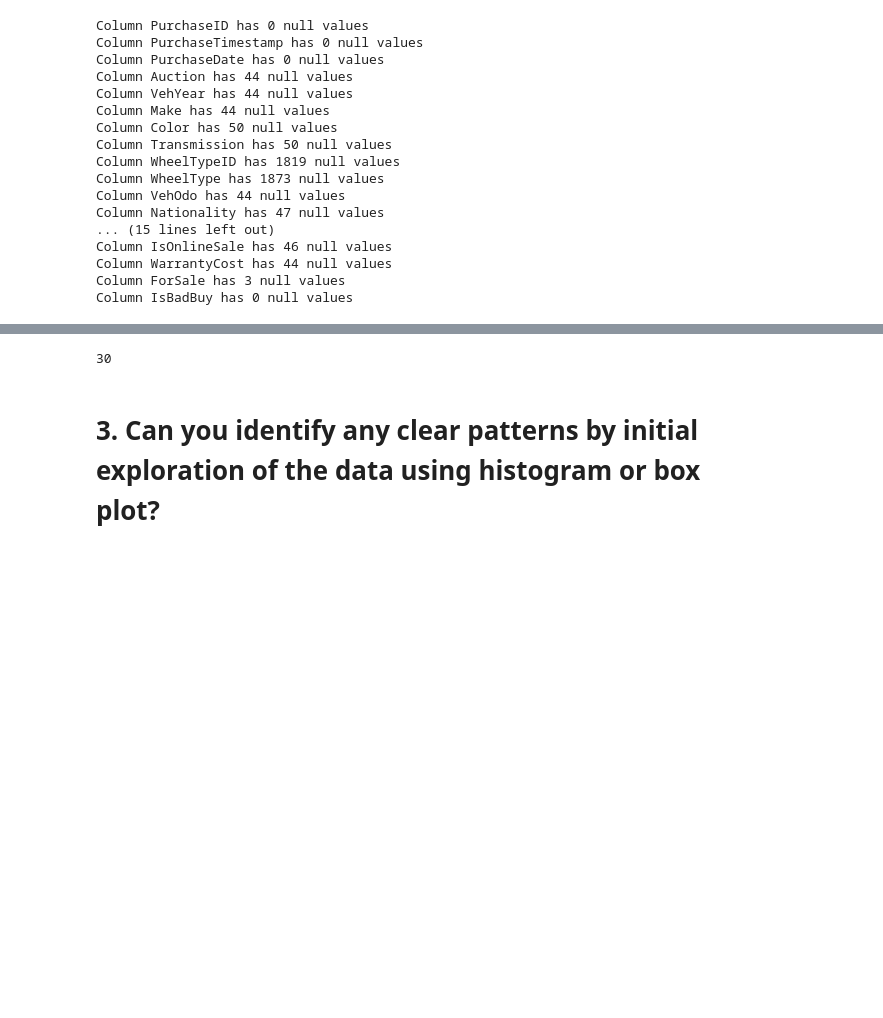
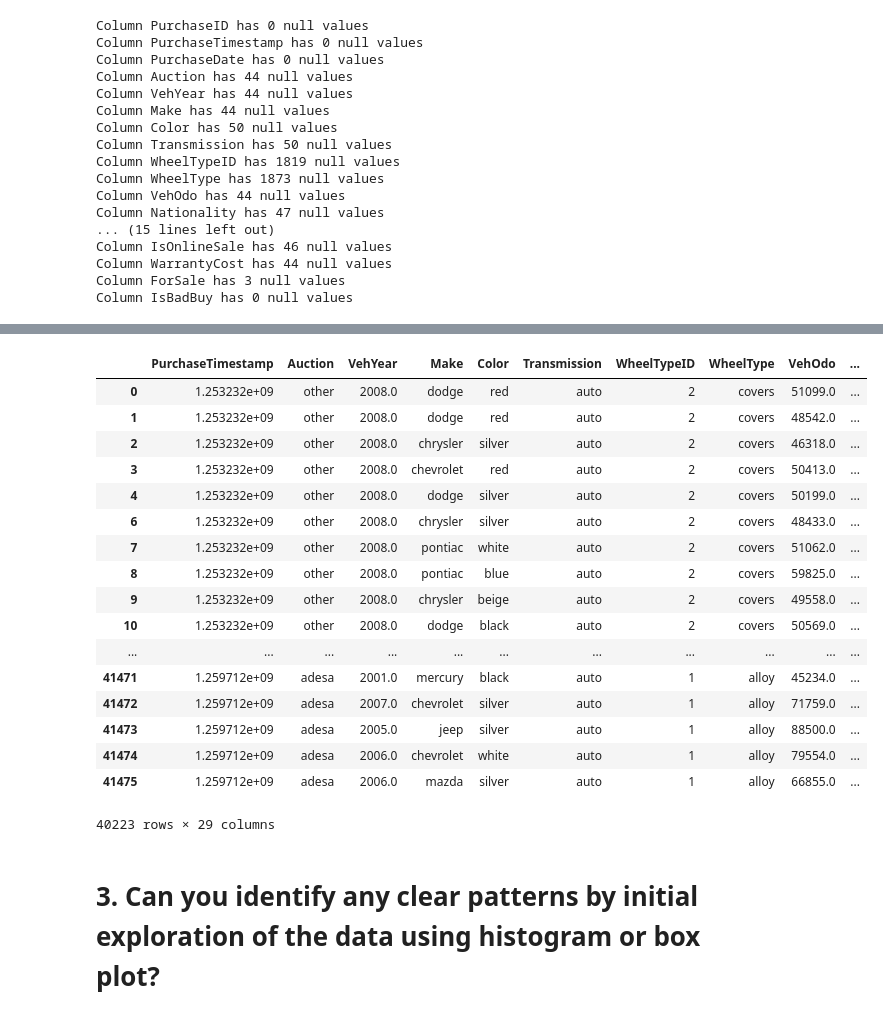
Before and after one commit to ChihchengHsieh/IFN645Assignment1, a Jupyter notebook: Assignment1.ipynb, the cells around one changed output, grey strips where cells are left out. Drawn from its saved outputs; the diff is of its cells as text; code cells hidden in the pictures; blank space fills up the shorter version.

```diff
--- a/Assignment1.ipynb
+++ b/Assignment1.ipynb
@@ -94,7 +141,24 @@ df = data_prep(df)
-# %%
-len(df.columns)
-# %% [output]
-30
+# %%
+df
+# %% [output]
+|  | PurchaseTimestamp | Auction | VehYear | Make | Color | Transmission | WheelTypeID | WheelType | VehOdo | ... |
+| 0 | 1.253232e+09 | other | 2008.0 | dodge | red | auto | 2 | covers | 51099.0 | ... |
+| 1 | 1.253232e+09 | other | 2008.0 | dodge | red | auto | 2 | covers | 48542.0 | ... |
+| 2 | 1.253232e+09 | other | 2008.0 | chrysler | silver | auto | 2 | covers | 46318.0 | ... |
+| 3 | 1.253232e+09 | other | 2008.0 | chevrolet | red | auto | 2 | covers | 50413.0 | ... |
+| 4 | 1.253232e+09 | other | 2008.0 | dodge | silver | auto | 2 | covers | 50199.0 | ... |
+| 6 | 1.253232e+09 | other | 2008.0 | chrysler | silver | auto | 2 | covers | 48433.0 | ... |
+| 7 | 1.253232e+09 | other | 2008.0 | pontiac | white | auto | 2 | covers | 51062.0 | ... |
+| 8 | 1.253232e+09 | other | 2008.0 | pontiac | blue | auto | 2 | covers | 59825.0 | ... |
+| 9 | 1.253232e+09 | other | 2008.0 | chrysler | beige | auto | 2 | covers | 49558.0 | ... |
+| 10 | 1.253232e+09 | other | 2008.0 | dodge | black | auto | 2 | covers | 50569.0 | ... |
+| ... | ... | ... | ... | ... | ... | ... | ... | ... | ... | ... |
+| 41471 | 1.259712e+09 | adesa | 2001.0 | mercury | black | auto | 1 | alloy | 45234.0 | ... |
+| 41472 | 1.259712e+09 | adesa | 2007.0 | chevrolet | silver | auto | 1 | alloy | 71759.0 | ... |
+| 41473 | 1.259712e+09 | adesa | 2005.0 | jeep | silver | auto | 1 | alloy | 88500.0 | ... |
+| 41474 | 1.259712e+09 | adesa | 2006.0 | chevrolet | white | auto | 1 | alloy | 79554.0 | ... |
+| 41475 | 1.259712e+09 | adesa | 2006.0 | mazda | silver | auto | 1 | alloy | 66855.0 | ... |
+40223 rows × 29 columns
 # %%
 # Column PurchaseID -> droped
 # Column PurchaseTimestamp -> int
```
Also changed, not shown: parts of 21 cells of this notebook, 2 other files.
